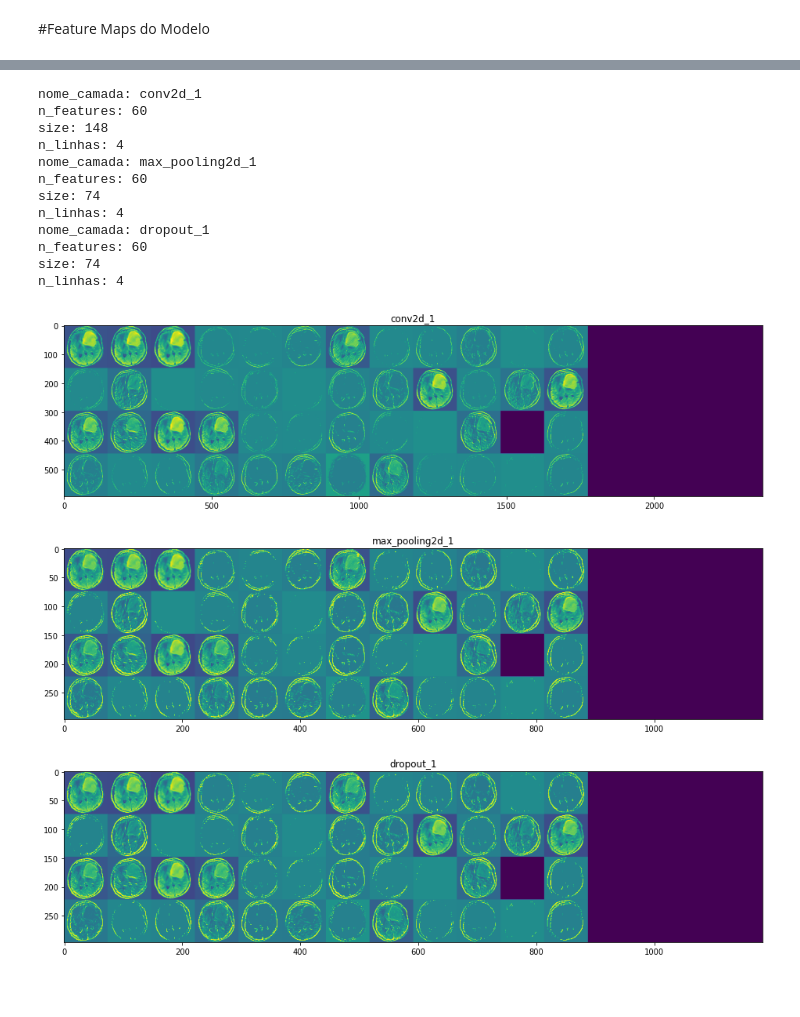
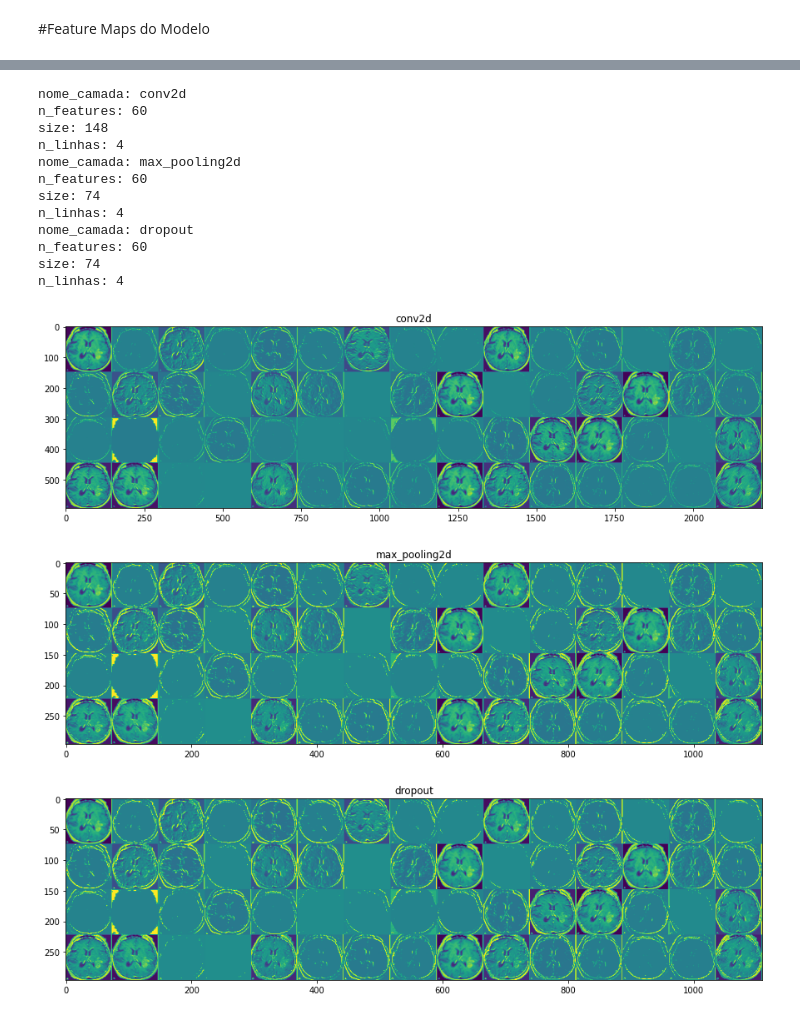
Before and after one commit to diogogigante/tp_aa2_pg41070_pg41067, a Jupyter notebook: TP_41067_41070.ipynb, the cells around one changed output, grey strips where cells are left out. Saved outputs shown, nothing was run; the diff lists cells and outputs as text; code cells hidden in the pictures; blank space fills up the shorter version.

Commit message:
Batches & Feature Maps
Updated batches and improved Feature Maps

```diff
--- a/TP_41067_41070.ipynb
+++ b/TP_41067_41070.ipynb
@@ -99,18 +103,15 @@ validacao_dir = dataset_dividido_folder + validacao_folder
 dados_treino = treino_gen.flow_from_directory(
     treino_dir,
     target_size = (150,150),
-    batch_size = 10,
     class_mode = 'binary'
     )
 dados_teste = teste_gen.flow_from_directory(
     teste_dir,
     target_size = (150,150),
-    batch_size = 10,
     class_mode = 'binary'
     )
 dados_validacao = validacao_gen.flow_from_directory(
     validacao_dir,
     target_size = (150,150),
-    batch_size = 10,
     class_mode = 'binary')
 # %% [output]
@@ -175,7 +180,7 @@ None
 # %% [markdown]
 #Efetuar o fit ao modelo
 # %%
-history = model.fit(dados_treino, steps_per_epoch = 10, epochs = 10, validation_data = dados_validacao, verbose = 1)
+history = model.fit(dados_treino, steps_per_epoch = 10, epochs = 10, validation_data = dados_validacao, verbose = 2)
 # %% [markdown]
 #Verificar a accuracy do modelo
 # %%
@@ -206,20 +211,18 @@ plt.show()
 # %% [markdown]
 #Feature Maps do Modelo
 # %%
-def visualize_previsao(x_test, y_test, img_a_mostrar):
-    print("X_test:",x_test.shape)
-    print("y_test:",y_test.shape)
-    print("Imagem:",x_test[img_a_mostrar].shape)
-    plt.imshow(x_test[img_a_mostrar,:,:,0], cmap='gray')
+def visualize_previsao(img, class_img):
+    plt.imshow(img, cmap='gray')
     plt.show()
-    print("label:",y_test[img_a_mostrar])
-    print("antes do aumento de mais uma dimensão:",x_test[img_a_mostrar].shape)
-    imagem_tensor = np.expand_dims(x_test[img_a_mostrar], axis=0)
+    print("label:",class_img)
+    print("antes do aumento de mais uma dimensão:",img.shape)
+    imagem_tensor = np.expand_dims(img, axis=0)
     print("depois do aumento de mais uma dimensão:",imagem_tensor.shape)
     print("previsão:",model.predict(imagem_tensor))
     classes = model.predict_classes(imagem_tensor)
     print('Classe prevista:',classes)
     return imagem_tensor
 
-imagem_tensor = visualize_previsao(dados_teste.__getitem__(0)[0], dados_teste.__getitem__(0)[1], 0)
+#5ª imagem, visualizar a previsão
+imagem_tensor = visualize_previsao(dados_teste.__getitem__(0)[0][7], dados_teste.__getitem__(0)[1][7])
 # %% [output]
@@ -259,7 +256,7 @@ nomes_camadas = []
 for camada in model.layers[:12]:
     nomes_camadas.append(camada.name) # para puder colocar o nome da cada camada nas visualizações
 
-imagens_por_linha = 16
+imagens_por_linha = 15
 
 for nome_camada, ativacao_camada in zip(nomes_camadas, activations): # o zip permite iterar simultaneamente em 2 listas
     n_features = ativacao_camada.shape[-1] # Numero de features no feature map, pois é o que está na ultima dimensão
@@ -268,37 +265,37 @@ for nome_camada, ativacao_camada in zip(nomes_camadas, activations): # o zip per
     print("nome_camada:",nome_camada)
     print("n_features:",n_features)
     print("size:",size)
     print("n_linhas:",n_linhas)
     display_grid = np.zeros((size * n_linhas, imagens_por_linha * size))
     for col in range(n_linhas): # para fazer o display com 15 imagens por linha
-        for lin in range(imagens_por_linha -4):
+        for lin in range(imagens_por_linha):
             #verificar aqui se a imagem existe
             imagem = ativacao_camada[0,:,:,col * imagens_por_linha + lin] #isto pode dar erro de out-of-range
             imagem -= imagem.mean() # pos-processamento para melhor visualização
             imagem /= imagem.std()
             imagem *= 64
             imagem += 128
             imagem = np.clip(imagem, 0, 255).astype('uint8') #valores <0 ficam 0 e >255 ficam = 255
             display_grid[col * size : (col + 1) * size,lin * size : (lin + 1) * size] = imagem
     scale = 1. / size
     plt.figure(figsize=(scale * display_grid.shape[1],
                         scale * display_grid.shape[0]))
     plt.title(nome_camada)
     plt.grid(False)
     plt.imshow(display_grid, aspect='auto', cmap='viridis')
 # %% [output]
-nome_camada: conv2d_1
+nome_camada: conv2d
 n_features: 60
 size: 148
 n_linhas: 4
-nome_camada: max_pooling2d_1
+nome_camada: max_pooling2d
 n_features: 60
 size: 74
 n_linhas: 4
-nome_camada: dropout_1
+nome_camada: dropout
 n_features: 60
 size: 74
 n_linhas: 4
-[figure, old version]
+[figure, new version]
-[figure, old version]
+[figure, new version]
-[figure, old version]
+[figure, new version]
```
Also changed, not shown: parts of 8 cells of this notebook.
